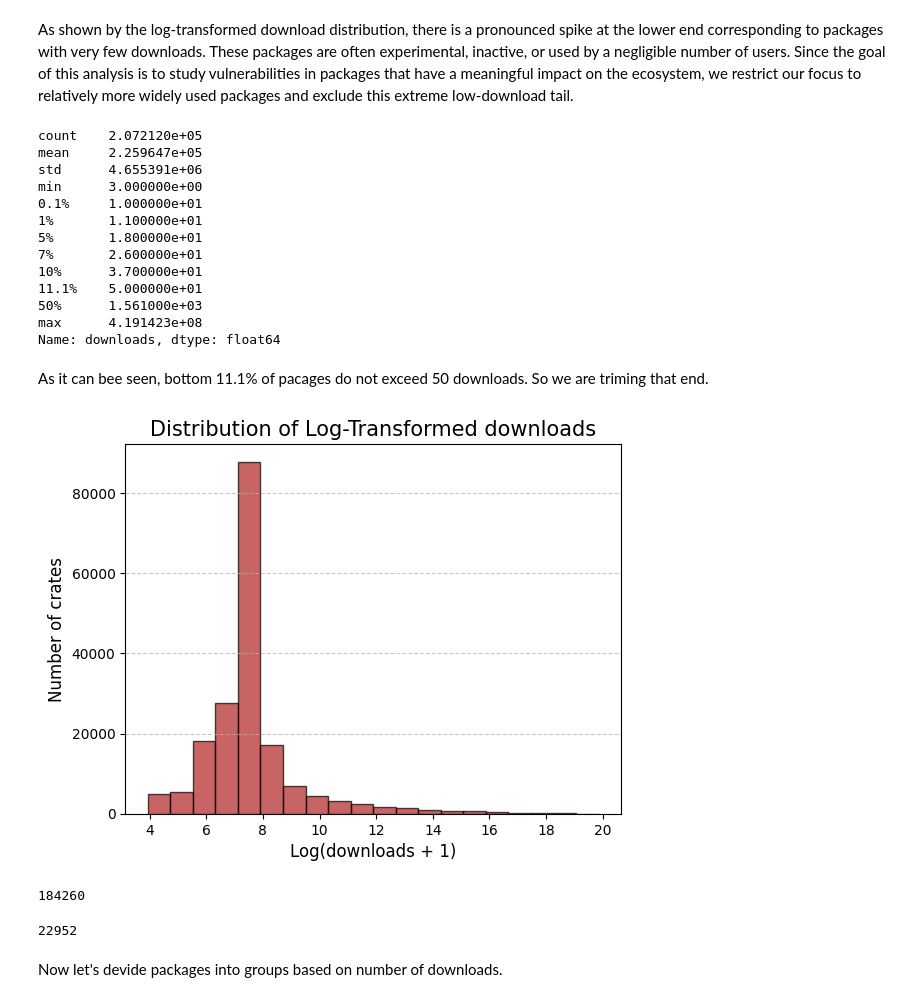
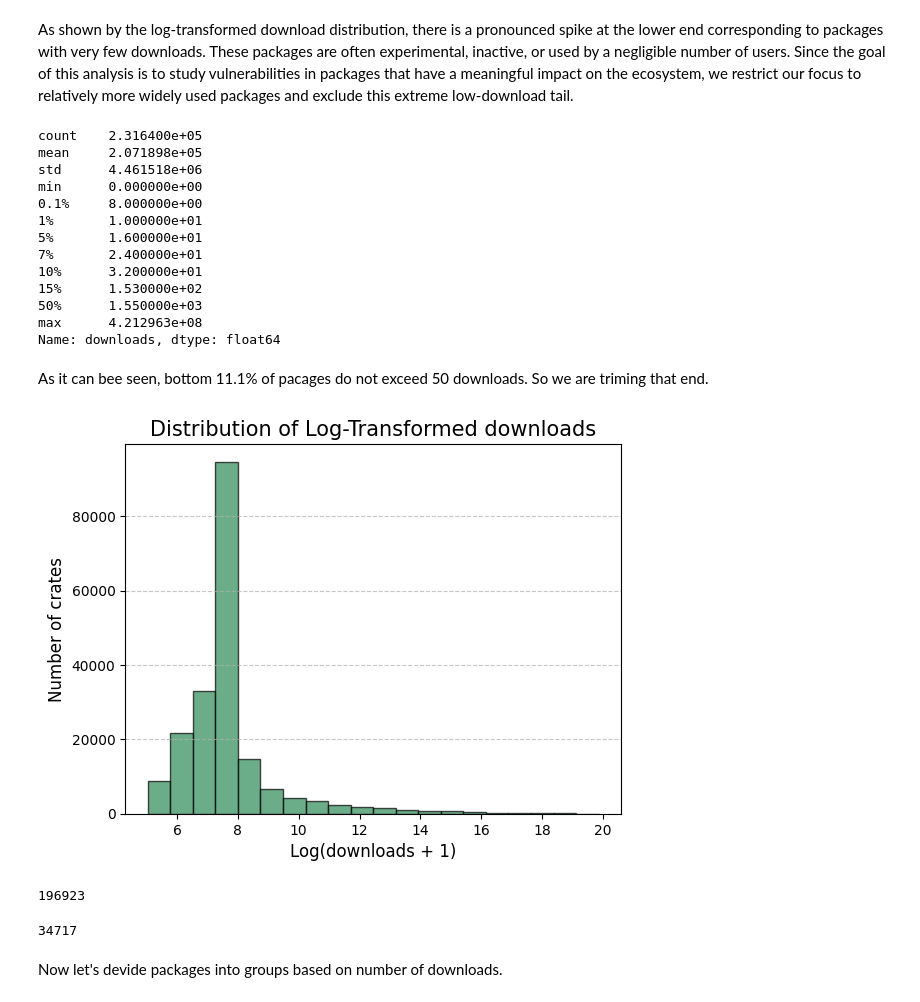
Before and after one commit to Mr-Leshiy/crates.io_analysis, a Jupyter notebook: analysis.ipynb, the cells around one changed output. Drawn from its saved outputs; the diff is of its cells as text; code cells hidden in the pictures.

```diff
--- a/analysis.ipynb
+++ b/analysis.ipynb
@@ -28,6 +28,6 @@ colors = [# Blues & Teals
 # Pick one randomly
 random_color = random.choice(colors)
 
-df = pd.read_csv("data/8a1a8b543d296cf275dad0458ee05c4161f0e21a.csv")
+df = pd.read_csv("data/746a989f20004917180d7d02c12b72bb942c8a5f.csv")
 df.head()
 # %% [output]
@@ -138,45 +138,45 @@ plt.show()
 # %% [markdown]
 As shown by the log-transformed download distribution, there is a pronounced spike at the lower end corresponding to packages with very few downloads. These packages are often experimental, inactive, or used by a negligible number of users. Since the goal of this analysis is to study vulnerabilities in packages that have a meaningful impact on the ecosystem, we restrict our focus to relatively more widely used packages and exclude this extreme low-download tail.
 # %%
-df["downloads"].describe(percentiles=[0.001, 0.01, 0.05, 0.07, 0.1, 0.111])
+df["downloads"].describe(percentiles=[0.001, 0.01, 0.05, 0.07, 0.1, 0.15])
 # %% [output]
-count    2.072120e+05
-mean     2.259647e+05
-std      4.655391e+06
-min      3.000000e+00
-0.1%     1.000000e+01
-1%       1.100000e+01
-5%       1.800000e+01
-7%       2.600000e+01
-10%      3.700000e+01
-11.1%    5.000000e+01
-50%      1.561000e+03
-max      4.191423e+08
+count    2.316400e+05
+mean     2.071898e+05
+std      4.461518e+06
+min      0.000000e+00
+0.1%     8.000000e+00
+1%       1.000000e+01
+5%       1.600000e+01
+7%       2.400000e+01
+10%      3.200000e+01
+15%      1.530000e+02
+50%      1.550000e+03
+max      4.212963e+08
 Name: downloads, dtype: float64
 # %% [markdown]
 As it can bee seen, bottom 11.1% of pacages do not exceed 50 downloads. So we are triming that end.
 # %%
-q = df["downloads"].quantile(0.111)
+q = df["downloads"].quantile(0.15)
 df_trimmed = df[df["downloads"] >= q].copy()
 df_trimmed["log_downloads"] = np.log1p(df_trimmed["downloads"])
 
 df_trimmed["log-downloads"].hist(bins=20, edgecolor='black', alpha=0.7, color=random_color)
 plt.title("Distribution of Log-Transformed downloads", fontsize=15)
 plt.xlabel("Log(downloads + 1)", fontsize=12)
 plt.ylabel("Number of crates", fontsize=12)
 plt.grid(axis='y', linestyle='--', alpha=0.7)
 plt.grid(axis='x', visible=False)
 plt.show()
 # %% [output]
-[figure, old version]
+[figure, new version]
 # %%
 len(df_trimmed)
 # %% [output]
-184260
+196923
 # %%
 len(df) - len(df_trimmed)
 # %% [output]
-22952
+34717
 # %% [markdown]
 Now let's devide packages into groups based on number of downloads.
 # %%
```
Also changed, not shown: parts of 21 cells of this notebook.
